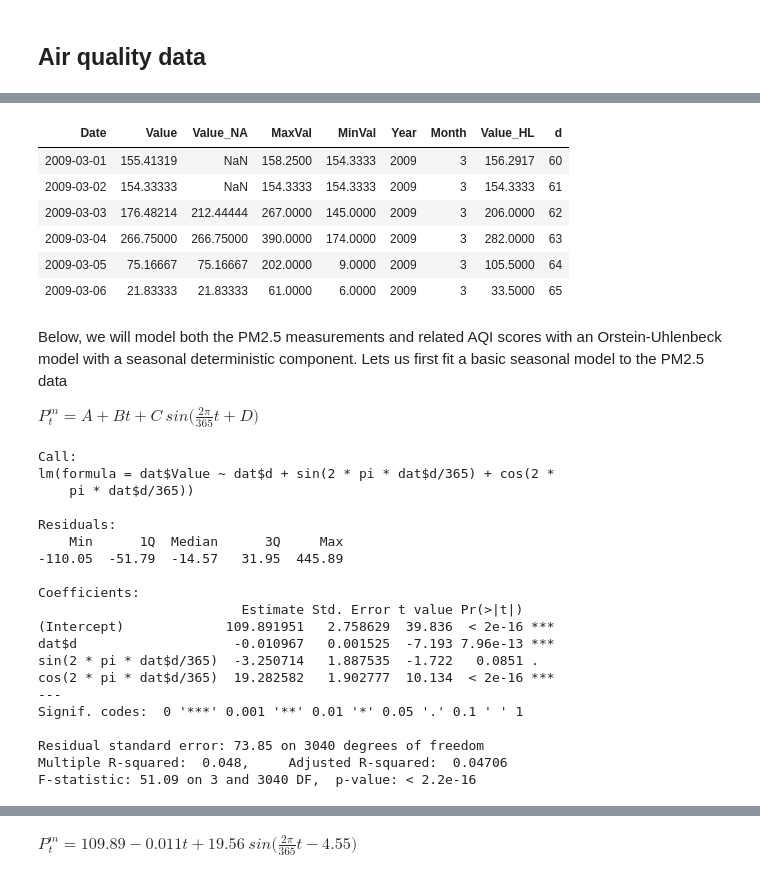
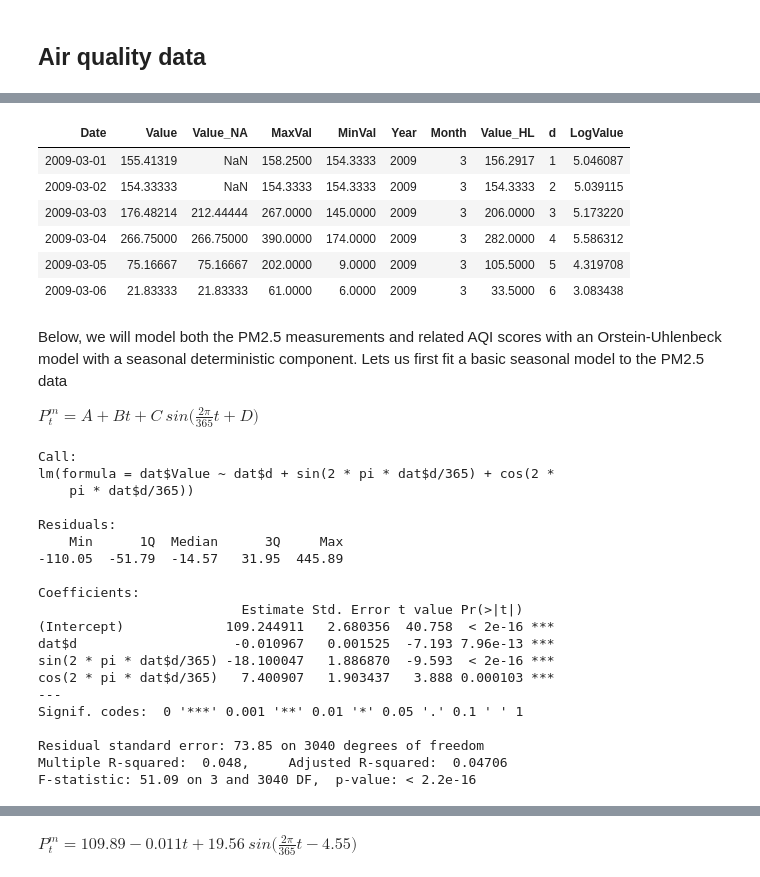
Before and after one commit to sleire/bea513, a Jupyter notebook: pollder/Proof of Concept Air Pollution Derivatives.ipynb, the cells around one changed output, grey strips where cells are left out. Drawn from its saved outputs; the diff is of its cells as text; code cells hidden in the pictures.

```diff
--- a/pollder/Proof of Concept Air Pollution Derivatives.ipynb
+++ b/pollder/Proof of Concept Air Pollution Derivatives.ipynb
@@ -227,16 +209,18 @@ The following object is masked from 'package:base':
 # %%
 # add day number (d) and subset to remove missing values in Q1 2009
 dat$d <- seq_along(dat$Date)
 dat <- subset(dat, Date >= as.Date('2009-03-01'))
+# concentration values always positive -> model log value
+dat$LogValue <- log(dat$Value)
 head(dat)
 # %% [output]
-| Date | Value | Value_NA | MaxVal | MinVal | Year | Month | Value_HL | d |
-| 2009-03-01 | 155.41319 | NaN | 158.2500 | 154.3333 | 2009 | 3 | 156.2917 | 60 |
-| 2009-03-02 | 154.33333 | NaN | 154.3333 | 154.3333 | 2009 | 3 | 154.3333 | 61 |
-| 2009-03-03 | 176.48214 | 212.44444 | 267.0000 | 145.0000 | 2009 | 3 | 206.0000 | 62 |
-| 2009-03-04 | 266.75000 | 266.75000 | 390.0000 | 174.0000 | 2009 | 3 | 282.0000 | 63 |
-| 2009-03-05 | 75.16667 | 75.16667 | 202.0000 | 9.0000 | 2009 | 3 | 105.5000 | 64 |
-| 2009-03-06 | 21.83333 | 21.83333 | 61.0000 | 6.0000 | 2009 | 3 | 33.5000 | 65 |
+| Date | Value | Value_NA | MaxVal | MinVal | Year | Month | Value_HL | d | LogValue |
+| 2009-03-01 | 155.41319 | NaN | 158.2500 | 154.3333 | 2009 | 3 | 156.2917 | 1 | 5.046087 |
+| 2009-03-02 | 154.33333 | NaN | 154.3333 | 154.3333 | 2009 | 3 | 154.3333 | 2 | 5.039115 |
+| 2009-03-03 | 176.48214 | 212.44444 | 267.0000 | 145.0000 | 2009 | 3 | 206.0000 | 3 | 5.173220 |
+| 2009-03-04 | 266.75000 | 266.75000 | 390.0000 | 174.0000 | 2009 | 3 | 282.0000 | 4 | 5.586312 |
+| 2009-03-05 | 75.16667 | 75.16667 | 202.0000 | 9.0000 | 2009 | 3 | 105.5000 | 5 | 4.319708 |
+| 2009-03-06 | 21.83333 | 21.83333 | 61.0000 | 6.0000 | 2009 | 3 | 33.5000 | 6 | 3.083438 |
 # %% [markdown]
 Below, we will model both the PM2.5 measurements and related AQI scores with an Orstein-Uhlenbeck model with a seasonal
 deterministic component. Lets us first fit a basic seasonal model to the PM2.5 data
@@ -257,10 +241,10 @@ Residuals:
 
 Coefficients:
                           Estimate Std. Error t value Pr(>|t|)
-(Intercept)             109.891951   2.758629  39.836  < 2e-16 ***
+(Intercept)             109.244911   2.680356  40.758  < 2e-16 ***
 dat$d                    -0.010967   0.001525  -7.193 7.96e-13 ***
-sin(2 * pi * dat$d/365)  -3.250714   1.887535  -1.722   0.0851 .
-cos(2 * pi * dat$d/365)  19.282582   1.902777  10.134  < 2e-16 ***
+sin(2 * pi * dat$d/365) -18.100047   1.886870  -9.593  < 2e-16 ***
+cos(2 * pi * dat$d/365)   7.400907   1.903437   3.888 0.000103 ***
 ---
 Signif. codes:  0 '***' 0.001 '**' 0.01 '*' 0.05 '.' 0.1 ' ' 1
 
```
Also changed, not shown: parts of 20 cells of this notebook, 1 other file.
